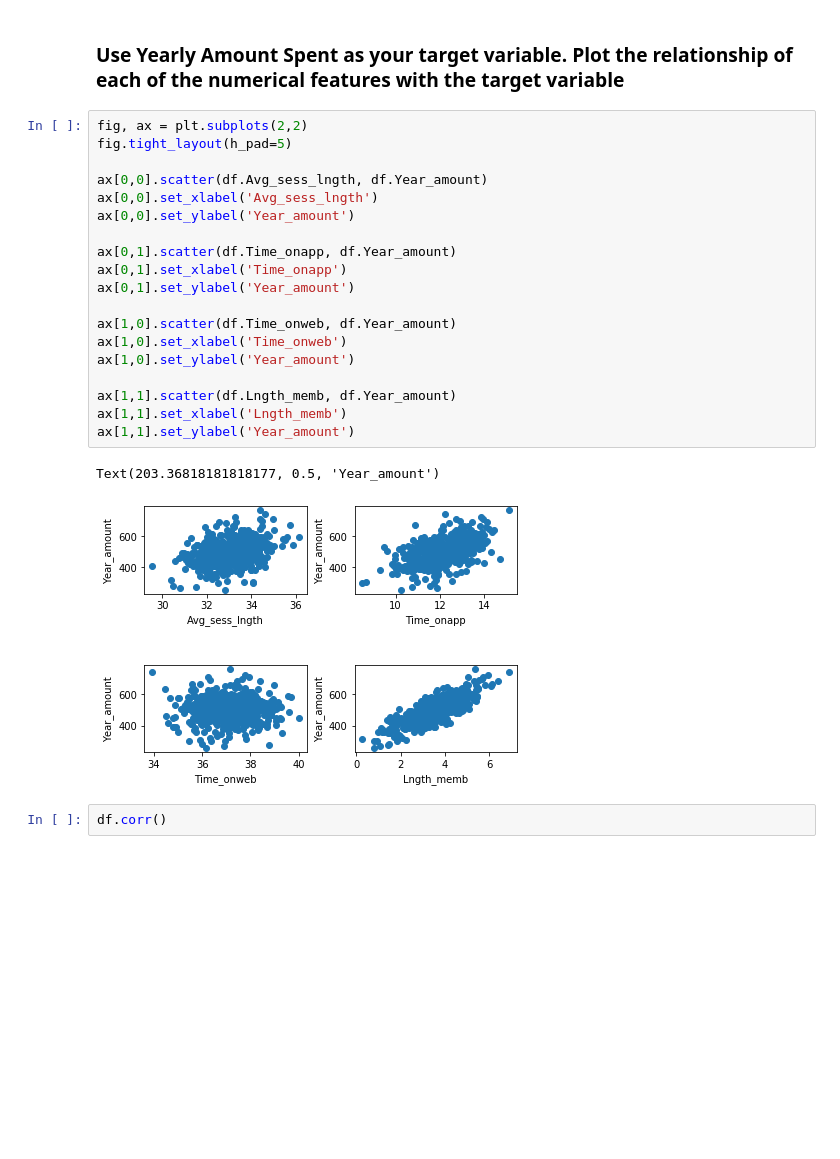
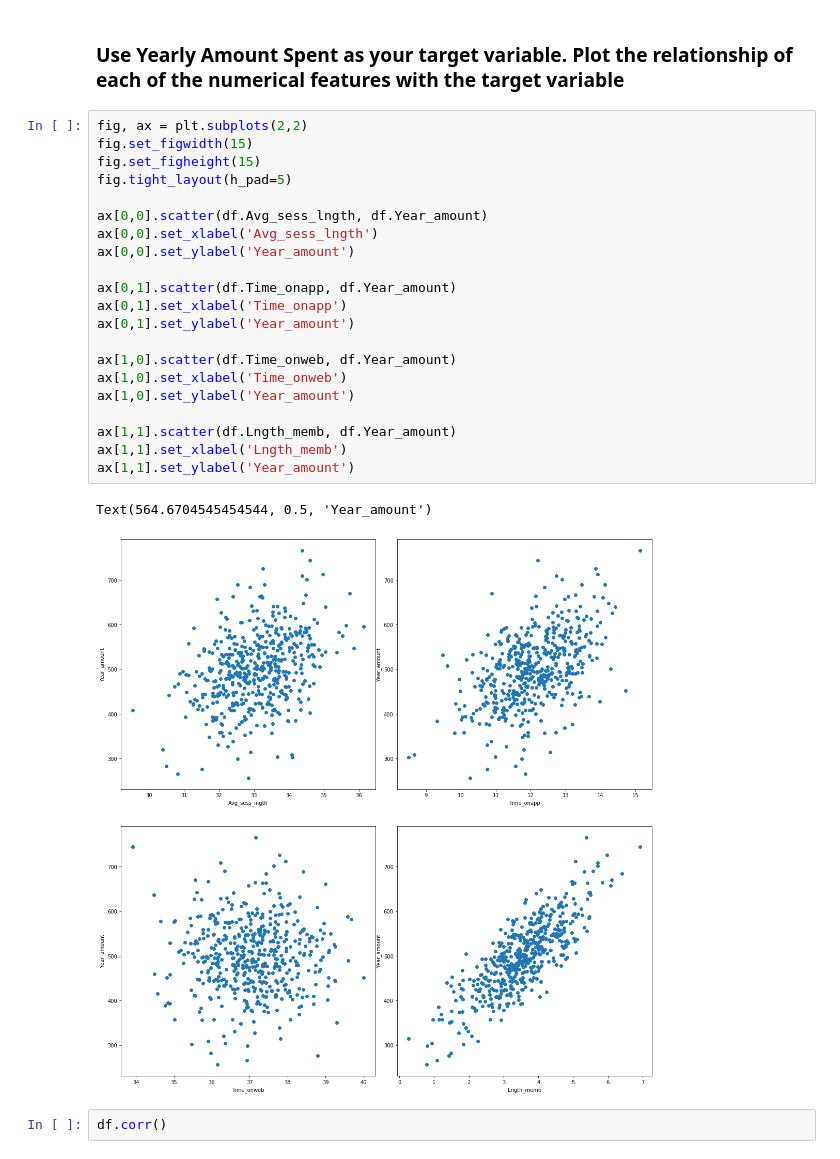
Before and after one commit to HaykAvetisyan1979/ML_Intro, a Jupyter notebook: Practice/Practical4/Linear_regression_practical_homework.ipynb, the cells around one changed output. Drawn from its saved outputs; the diff is of its cells as text; blank space fills up the shorter version.

```diff
--- a/Practice/Practical4/Linear_regression_practical_homework.ipynb
+++ b/Practice/Practical4/Linear_regression_practical_homework.ipynb
@@ -63,26 +63,28 @@ df.head()
 ### Use Yearly Amount Spent as your target variable. Plot the relationship of each of the numerical features with the target variable
 # %%
 fig, ax = plt.subplots(2,2)
+fig.set_figwidth(15)
+fig.set_figheight(15)
 fig.tight_layout(h_pad=5)
 
 ax[0,0].scatter(df.Avg_sess_lngth, df.Year_amount)
 ax[0,0].set_xlabel('Avg_sess_lngth')
 ax[0,0].set_ylabel('Year_amount')
 
 ax[0,1].scatter(df.Time_onapp, df.Year_amount)
 ax[0,1].set_xlabel('Time_onapp')
 ax[0,1].set_ylabel('Year_amount')
 
 ax[1,0].scatter(df.Time_onweb, df.Year_amount)
 ax[1,0].set_xlabel('Time_onweb')
 ax[1,0].set_ylabel('Year_amount')
 
 ax[1,1].scatter(df.Lngth_memb, df.Year_amount)
 ax[1,1].set_xlabel('Lngth_memb')
 ax[1,1].set_ylabel('Year_amount')
 # %% [output]
-Text(203.36818181818177, 0.5, 'Year_amount')
+Text(564.6704545454544, 0.5, 'Year_amount')
-[figure, old version]
+[figure, new version]
 # %%
 df.corr()
 # %% [output]
```
Also changed, not shown: 5 other files.
